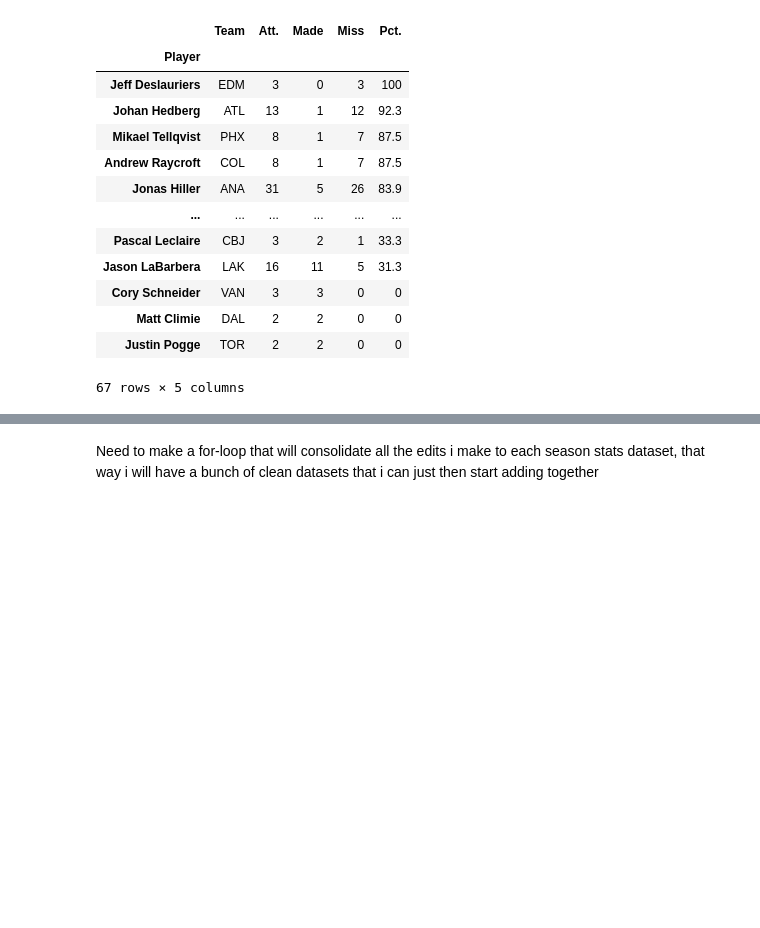
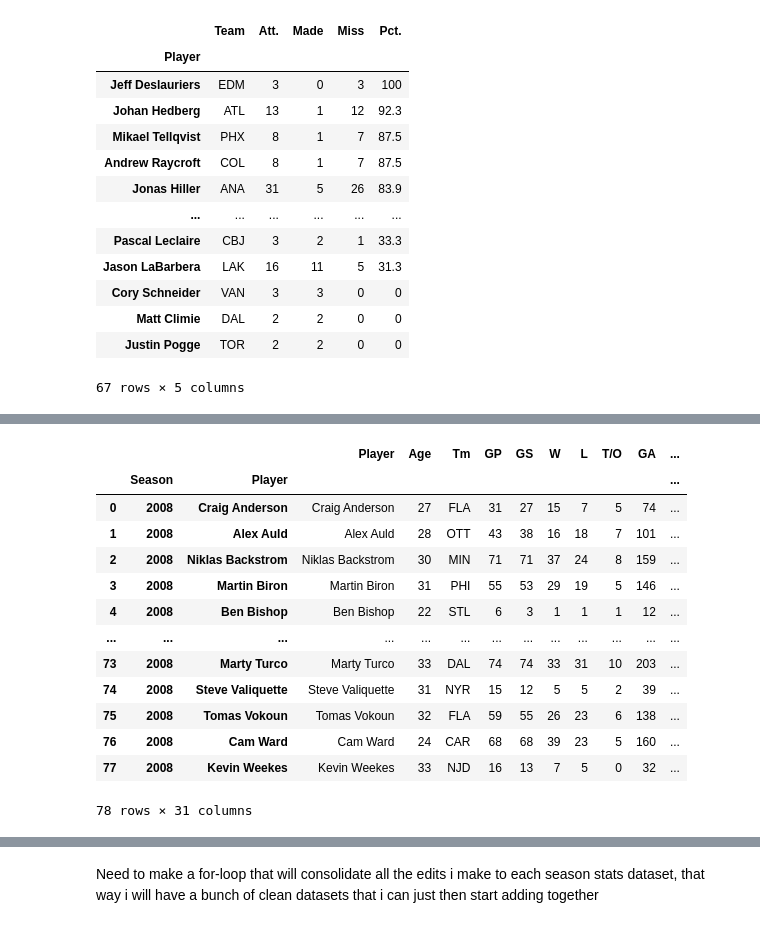
Before and after one commit to maessery/Capstone-2, a Jupyter notebook: Salary_Predictor_Cleaning&Wrangling.ipynb, the cells around one changed output, grey strips where cells are left out. Saved outputs shown, nothing was run; the diff lists cells and outputs as text; code cells hidden in the pictures; blank space fills up the shorter version.

```diff
--- a/Salary_Predictor_Cleaning&Wrangling.ipynb
+++ b/Salary_Predictor_Cleaning&Wrangling.ipynb
@@ -469,0 +541,4 @@ goalies_0809
+# %%
+g_copy= goalies_0809
+# %%
+g_copy['Season']= 2008
@@ -469,0 +567,2 @@ goalies_0809
+# %%
+g_copy= g_copy.reset_index()
@@ -469,0 +579,19 @@ goalies_0809
+# %%
+g_copy=g_copy.set_index(['Season','Player'], inplace=False, append=True, drop=False)
+# %%
+g_copy
+# %% [output]
+|  |  |  | Player | Age | Tm | GP | GS | W | L | T/O | GA | ... |
+|  | Season | Player |  |  |  |  |  |  |  |  |  | ... |
+| 0 | 2008 | Craig Anderson | Craig Anderson | 27 | FLA | 31 | 27 | 15 | 7 | 5 | 74 | ... |
+| 1 | 2008 | Alex Auld | Alex Auld | 28 | OTT | 43 | 38 | 16 | 18 | 7 | 101 | ... |
+| 2 | 2008 | Niklas Backstrom | Niklas Backstrom | 30 | MIN | 71 | 71 | 37 | 24 | 8 | 159 | ... |
+| 3 | 2008 | Martin Biron | Martin Biron | 31 | PHI | 55 | 53 | 29 | 19 | 5 | 146 | ... |
+| 4 | 2008 | Ben Bishop | Ben Bishop | 22 | STL | 6 | 3 | 1 | 1 | 1 | 12 | ... |
+| ... | ... | ... | ... | ... | ... | ... | ... | ... | ... | ... | ... | ... |
+| 73 | 2008 | Marty Turco | Marty Turco | 33 | DAL | 74 | 74 | 33 | 31 | 10 | 203 | ... |
+| 74 | 2008 | Steve Valiquette | Steve Valiquette | 31 | NYR | 15 | 12 | 5 | 5 | 2 | 39 | ... |
+| 75 | 2008 | Tomas Vokoun | Tomas Vokoun | 32 | FLA | 59 | 55 | 26 | 23 | 6 | 138 | ... |
+| 76 | 2008 | Cam Ward | Cam Ward | 24 | CAR | 68 | 68 | 39 | 23 | 5 | 160 | ... |
+| 77 | 2008 | Kevin Weekes | Kevin Weekes | 33 | NJD | 16 | 13 | 7 | 5 | 0 | 32 | ... |
+78 rows × 31 columns
```
Also changed, not shown: parts of 21 cells of this notebook, 28 other files.
